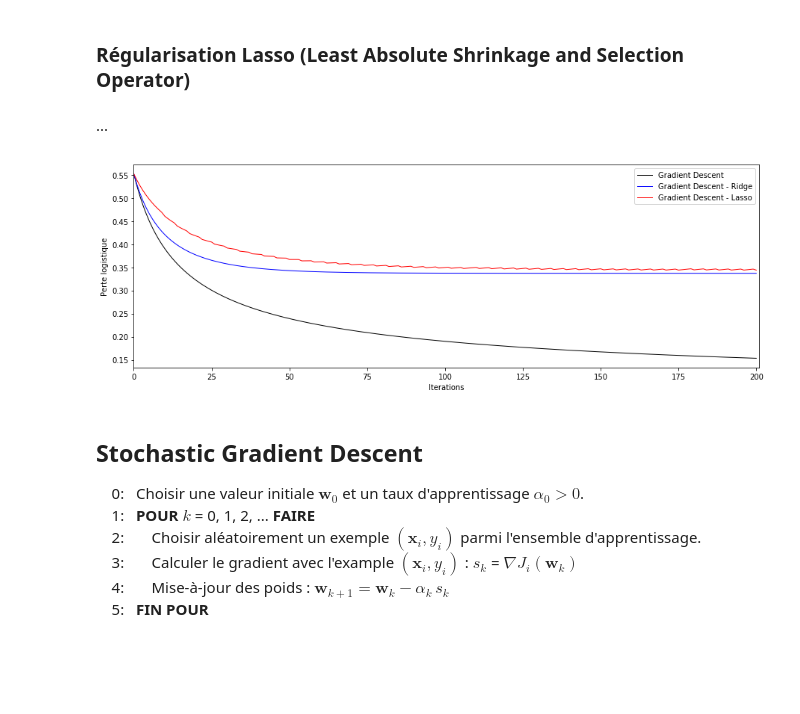
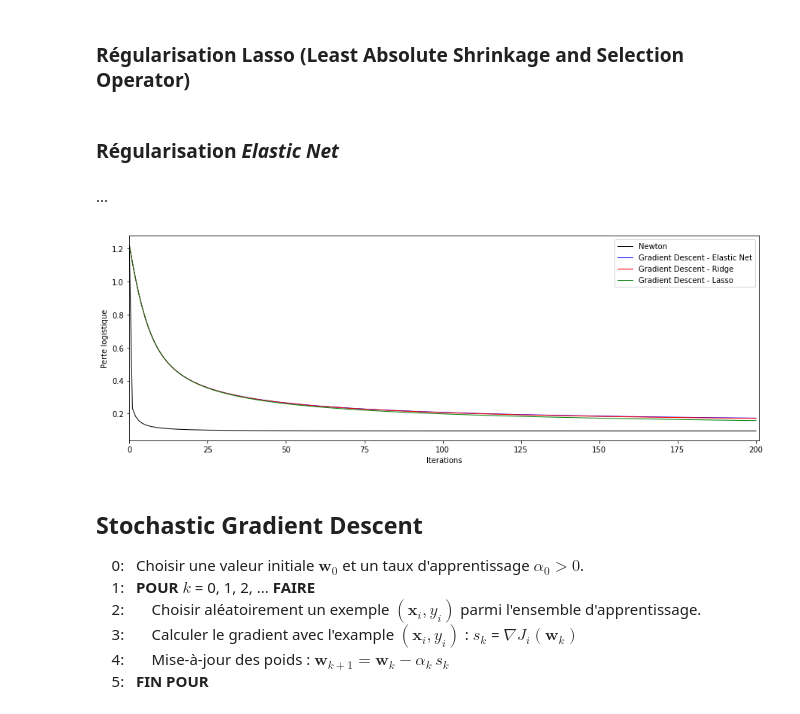
Before and after one commit to machine-learning-pau/distributed-optimization, a Jupyter notebook: Lab1_Meetup_Pau.ipynb, the cells around one changed output. Saved outputs shown, nothing was run; the diff lists cells and outputs as text; code cells hidden in the pictures; blank space fills up the shorter version.

Commit message:
add newton algo.

```diff
--- a/Lab1_Meetup_Pau.ipynb
+++ b/Lab1_Meetup_Pau.ipynb
@@ -214,0 +276,4 @@ Poids initiaux, w0 = [ 0.15492799  0.37229675 -0.14619757]
+# %%
+w_newton, f_newton = newton(x_train_scaled, y_train,  w0=np.array(W_INITIAL),
+                            lambda1=0.01, lambda2=0.0,
+                            iterations=ITER_MAX, progress=True)
@@ -250,23 +330,30 @@ utilsLab1.iteration_plot(3, f=np.array([f_gd, f_gd_momentum, f_gd_nesterov]).T,
 ### Régularisation Ridge
 # %%
 w_ridge,f_ridge = batchGD(x_train_scaled, y_train, w0=np.array(W_INITIAL),
-                          learningRate=LR, lambda2=0.1,
+                          learningRate=LR, lambda2=0.005,
                           iterations=ITER_MAX, progress=False)
 # %% [markdown]
 ### Régularisation Lasso (Least Absolute Shrinkage and Selection Operator)
 # %%
 w_lasso,f_lasso = batchGD(x_train_scaled, y_train, w0=np.array(W_INITIAL),
-                          learningRate=LR, lambda1=0.1,
+                          learningRate=LR, lambda1=0.01,
                           iterations=ITER_MAX, progress=False)
+# %% [markdown]
+### Régularisation _Elastic Net_
+# %%
+w_net,f_net = batchGD(x_train_scaled, y_train, w0=np.array(W_INITIAL),
+                      learningRate=LR, lambda1=0.01, lambda2=0.005,
+                      iterations=ITER_MAX, progress=False)
 # %% [markdown]
 ...
 # %%
-utilsLab1.iteration_plot(3, f=np.array([f_gd, f_ridge, f_lasso]).T,
-                         label=["Gradient Descent",
+utilsLab1.iteration_plot(4, f=np.array([f_newton, f_net, f_ridge, f_lasso]).T,
+                         label=["Newton",
+                                "Gradient Descent - Elastic Net",
                                 "Gradient Descent - Ridge",
                                 "Gradient Descent - Lasso"])
 # %% [output]
-[figure, old version]
+[figure, new version]
 # %% [markdown]
 ## <a id='sgd'>Stochastic Gradient Descent</a>
 
```
Also changed, not shown: parts of 20 cells of this notebook.
